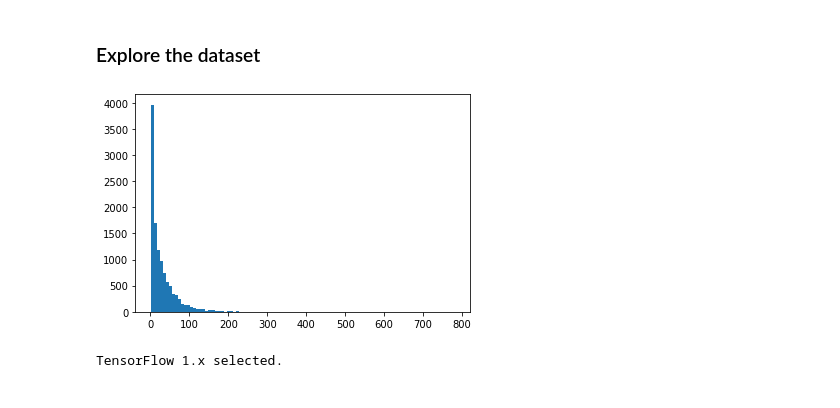
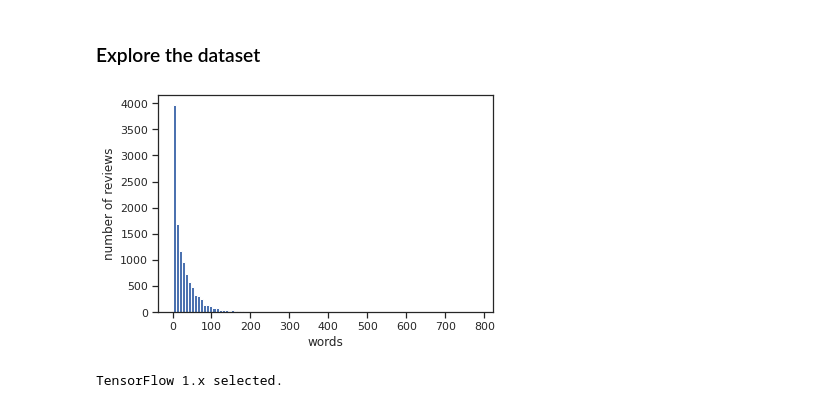
Before and after one commit to dernameistegal/airbnb_price, a Jupyter notebook: model_reviews.ipynb, the cells around one changed output. Cells and saved outputs as stored; diff of their text form; code cells hidden in the pictures.

Commit message:
histogram

```diff
--- a/model_reviews.ipynb
+++ b/model_reviews.ipynb
@@ -65,15 +65,18 @@ labels = np.repeat(np.array(labels), nreviews)
 # %%
 # TODO Visualize the length of the reviews in your dataset
 def count_words(string):
     string = string[0]
     return len(string.split())
 
 review_lengths = np.vectorize(count_words)(data["reviews"])
 
 a = plt.hist(review_lengths, bins = 100)
+plt.xlabel("words")
+plt.ylabel("number of reviews")
+plt.savefig(str("/content/file0.svg"), bbox_inches='tight', format="svg", transparent=True)
 plt.show()
 # %% [output]
-[figure, old version]
+[figure, new version]
 # %%
 %tensorflow_version 1.x
 from transformers import BertTokenizer
```
Also changed, not shown: parts of 3 cells of this notebook.
